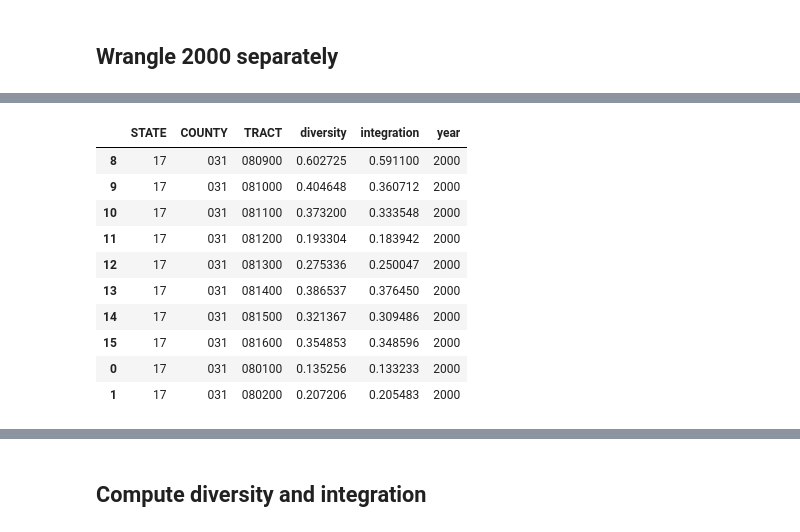
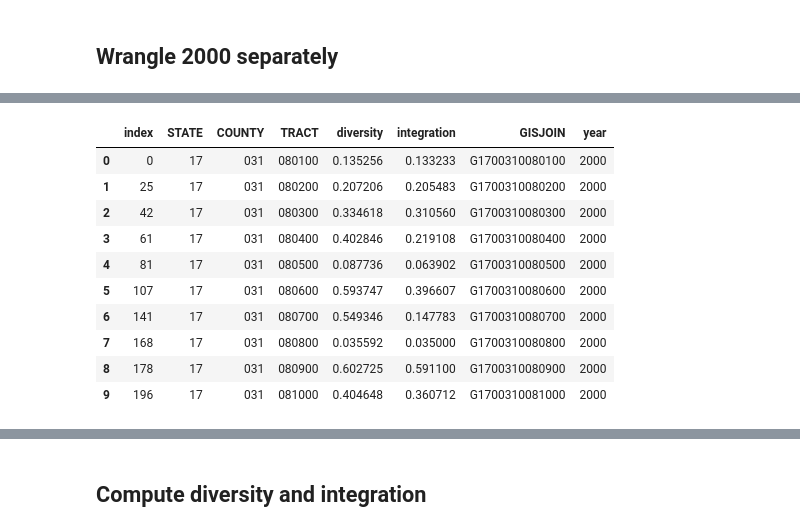
Before and after one commit to bryantco/near-north-demographics, a Jupyter notebook: main.ipynb, the cells around one changed output, grey strips where cells are left out. Cells and saved outputs as stored; diff of their text form; code cells hidden in the pictures.

```diff
--- a/main.ipynb
+++ b/main.ipynb
@@ -108,38 +124,46 @@ df_near_north_2000.head(10)
 # %%
 # Wrangle to stack with the other data
-df_near_north_2000_final = df_near_north_2000.rename(columns={
+df_near_north_2000 = df_near_north_2000.rename(columns={
     'STATEA': 'STATE',
     'COUNTYA': 'COUNTY',
     'TRACTA': 'TRACT',
     'BLOCKA': 'BLOCK'
 })
 
-df_near_north_2000_final['COUNTY'] = df_near_north_2000_final['COUNTY'].astype(int)
+df_near_north_2000['COUNTY'] = df_near_north_2000['COUNTY'].astype(int)
 
-df_near_north_2000_final['STATE'] = df_near_north_2000_final['STATE'].apply(lambda x: f"{x:02}")
-df_near_north_2000_final['COUNTY'] = df_near_north_2000_final['COUNTY'].apply(lambda x: f"{x:03}")
-df_near_north_2000_final['TRACT'] = df_near_north_2000_final['TRACT'].apply(lambda x: f"{x:06}")
+df_near_north_2000['STATE'] = df_near_north_2000['STATE'].apply(lambda x: f"{x:02}")
+df_near_north_2000['COUNTY'] = df_near_north_2000['COUNTY'].apply(lambda x: f"{x:03}")
+df_near_north_2000['TRACT'] = df_near_north_2000['TRACT'].apply(lambda x: f"{x:06}")
+
+# Trim GISJOIN column of the final 4 numbers, which is block
+df_near_north_2000['GISJOIN'] = df_near_north_2000['GISJOIN'].str[:-4]
 
 df_near_north_2000_final = dis.di(
-    df_communities=df_near_north_2000_final,
+    df_communities=df_near_north_2000,
     by=['STATE', 'COUNTY', 'TRACT'],
     over='BLOCK'
+).reset_index().merge(
+    df_near_north_2000[['TRACT', 'GISJOIN']],
+    on=['TRACT'],
+    how='left'
+).drop_duplicates(
+    subset='TRACT',
+    keep='first'
 ).reset_index()
 
 df_near_north_2000_final['year'] = 2000
-
-df_stacked = pd.concat([df_stacked, df_near_north_2000_final]).sort_values(by='year')
-
-df_stacked.head(10)
-# %% [output]
-|  | STATE | COUNTY | TRACT | diversity | integration | year |
-| 8 | 17 | 031 | 080900 | 0.602725 | 0.591100 | 2000 |
-| 9 | 17 | 031 | 081000 | 0.404648 | 0.360712 | 2000 |
-| 10 | 17 | 031 | 081100 | 0.373200 | 0.333548 | 2000 |
-| 11 | 17 | 031 | 081200 | 0.193304 | 0.183942 | 2000 |
-| 12 | 17 | 031 | 081300 | 0.275336 | 0.250047 | 2000 |
-| 13 | 17 | 031 | 081400 | 0.386537 | 0.376450 | 2000 |
-| 14 | 17 | 031 | 081500 | 0.321367 | 0.309486 | 2000 |
-| 15 | 17 | 031 | 081600 | 0.354853 | 0.348596 | 2000 |
-| 0 | 17 | 031 | 080100 | 0.135256 | 0.133233 | 2000 |
-| 1 | 17 | 031 | 080200 | 0.207206 | 0.205483 | 2000 |
+# %%
+df_near_north_2000_final.head(10)
+# %% [output]
+|  | index | STATE | COUNTY | TRACT | diversity | integration | GISJOIN | year |
+| 0 | 0 | 17 | 031 | 080100 | 0.135256 | 0.133233 | G1700310080100 | 2000 |
+| 1 | 25 | 17 | 031 | 080200 | 0.207206 | 0.205483 | G1700310080200 | 2000 |
+| 2 | 42 | 17 | 031 | 080300 | 0.334618 | 0.310560 | G1700310080300 | 2000 |
+| 3 | 61 | 17 | 031 | 080400 | 0.402846 | 0.219108 | G1700310080400 | 2000 |
+| 4 | 81 | 17 | 031 | 080500 | 0.087736 | 0.063902 | G1700310080500 | 2000 |
+| 5 | 107 | 17 | 031 | 080600 | 0.593747 | 0.396607 | G1700310080600 | 2000 |
+| 6 | 141 | 17 | 031 | 080700 | 0.549346 | 0.147783 | G1700310080700 | 2000 |
+| 7 | 168 | 17 | 031 | 080800 | 0.035592 | 0.035000 | G1700310080800 | 2000 |
+| 8 | 178 | 17 | 031 | 080900 | 0.602725 | 0.591100 | G1700310080900 | 2000 |
+| 9 | 196 | 17 | 031 | 081000 | 0.404648 | 0.360712 | G1700310081000 | 2000 |
```
Also changed, not shown: parts of 12 cells of this notebook.
